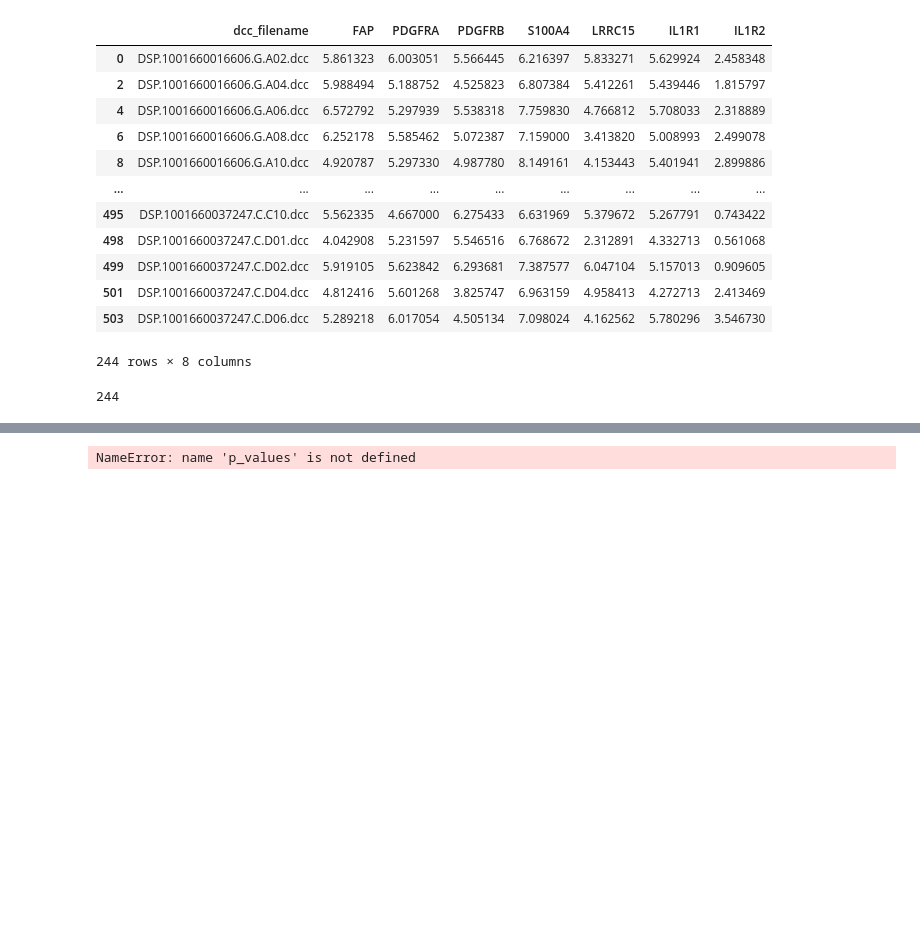
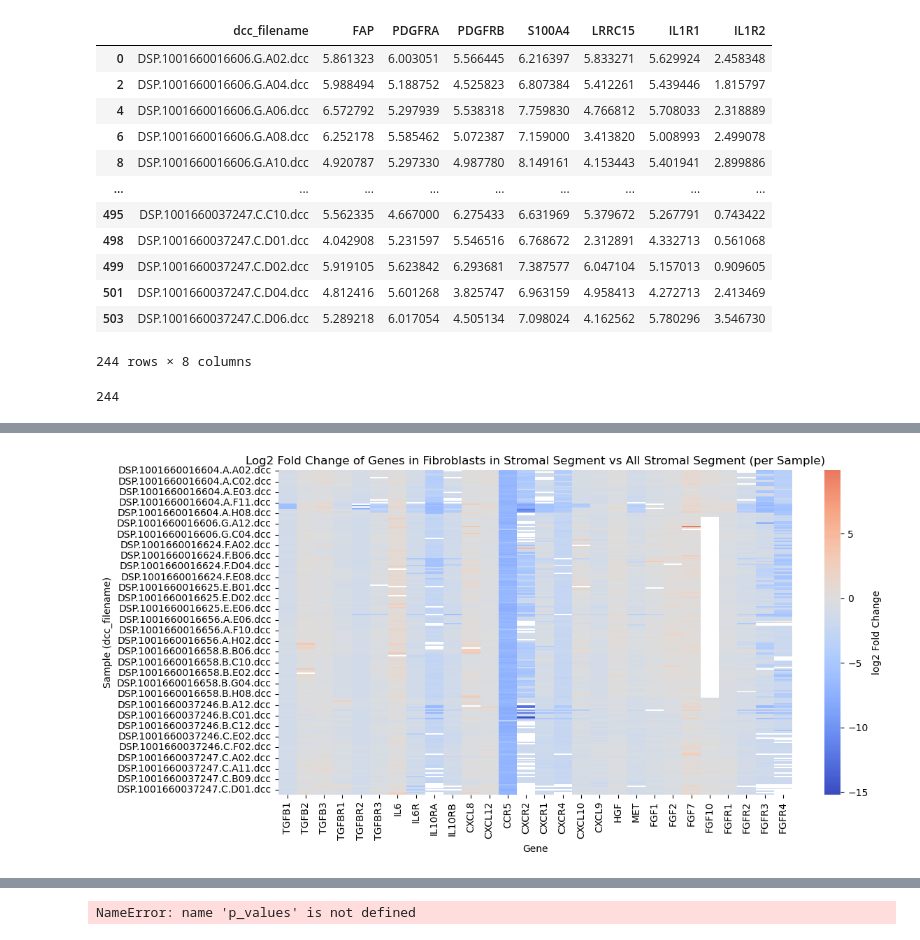
Before and after one commit to farkkilab/GeoFibroMax, a Jupyter notebook: batch_merged/log_fold_changes_fibroblasts.ipynb, the cells around one changed output, grey strips where cells are left out. Cells and saved outputs as stored; diff of their text form; code cells hidden in the pictures; blank space fills up the shorter version.

```diff
--- a/batch_merged/log_fold_changes_fibroblasts.ipynb
+++ b/batch_merged/log_fold_changes_fibroblasts.ipynb
@@ -203,0 +223,29 @@ KeyError: 'FAP'
+# %%
+fib_expr_subset = fibr_gene_expression_modified_stroma[["dcc_filename","TGFB1","TGFB2","TGFB3", "TGFBR1","TGFBR2","TGFBR3","IL6", "IL6R", "IL10RA","IL10RB", "CXCL8", "CXCL12",
+ "CCR5", "CXCR2", "CXCR1", "CXCR4", "CXCL10","CXCL9","HGF", "MET", "FGF1","FGF2","FGF7","FGF10", "FGFR1","FGFR2","FGFR3","FGFR4"]]
+stroma_expr_subset = stromal_gene_expression[["dcc_filename","TGFB1","TGFB2","TGFB3", "TGFBR1","TGFBR2","TGFBR3","IL6", "IL6R", "IL10RA","IL10RB", "CXCL8", "CXCL12","CCR5", "CXCR2", "CXCR1", "CXCR4", "CXCL10","CXCL9","HGF", "MET",
+ "FGF1","FGF2","FGF7","FGF10", "FGFR1","FGFR2","FGFR3","FGFR4"]]
+# %%
+pseudo = 1e-6  # To avoid division by zero
+genes =["TGFB1","TGFB2","TGFB3", "TGFBR1","TGFBR2","TGFBR3","IL6", "IL6R", "IL10RA","IL10RB", "CXCL8", "CXCL12",
+ "CCR5", "CXCR2", "CXCR1", "CXCR4", "CXCL10","CXCL9","HGF", "MET", "FGF1","FGF2","FGF7","FGF10", "FGFR1","FGFR2","FGFR3","FGFR4"]
+
+# Merge the two dataframes on dcc_filename
+merged = pd.merge(
+    fib_expr_subset[["dcc_filename"] + genes],
+    stroma_expr_subset[["dcc_filename"] + genes],
+    on="dcc_filename",
+    suffixes=("_fib", "_stroma")
+)
+
+# Compute log2 fold change for each gene
+log2fc = pd.DataFrame()
+log2fc["dcc_filename"] = merged["dcc_filename"]
+
+for gene in genes:
+    fib_col = f"{gene}_fib"
+    stroma_col = f"{gene}_stroma"
+    log2fc[gene] = np.log2((merged[fib_col] + pseudo) / (merged[stroma_col] + pseudo))
+
+# View result
+print(log2fc.head())
@@ -204,2 +270,14 @@ KeyError: 'FAP'
+# %%
+log2fc_plot = log2fc.set_index("dcc_filename")
+# %%
+plt.figure(figsize=(12, 6))
+sns.heatmap(log2fc_plot, cmap='coolwarm', center=0, annot=False, fmt=".2f", cbar_kws={"label": "log2 Fold Change"})
+plt.title("Log2 Fold Change of Genes in Fibroblasts in Stromal Segment vs All Stromal Segment (per Sample)")
+plt.xlabel("Gene")
+plt.ylabel("Sample (dcc_filename)")
+plt.tight_layout()
+plt.show()
+# %% [output]
+[figure, added]
 # %%
 _, adj_pvals, _, _ = multipletests(p_values, method='fdr_bh')
```
Also changed, not shown: parts of 11 cells of this notebook, 4 other files.
